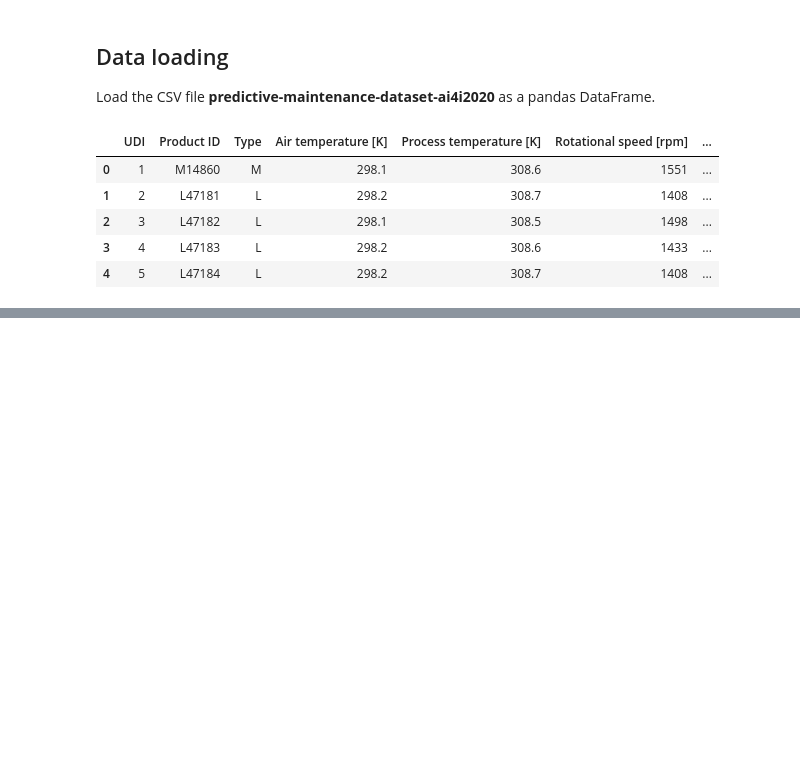
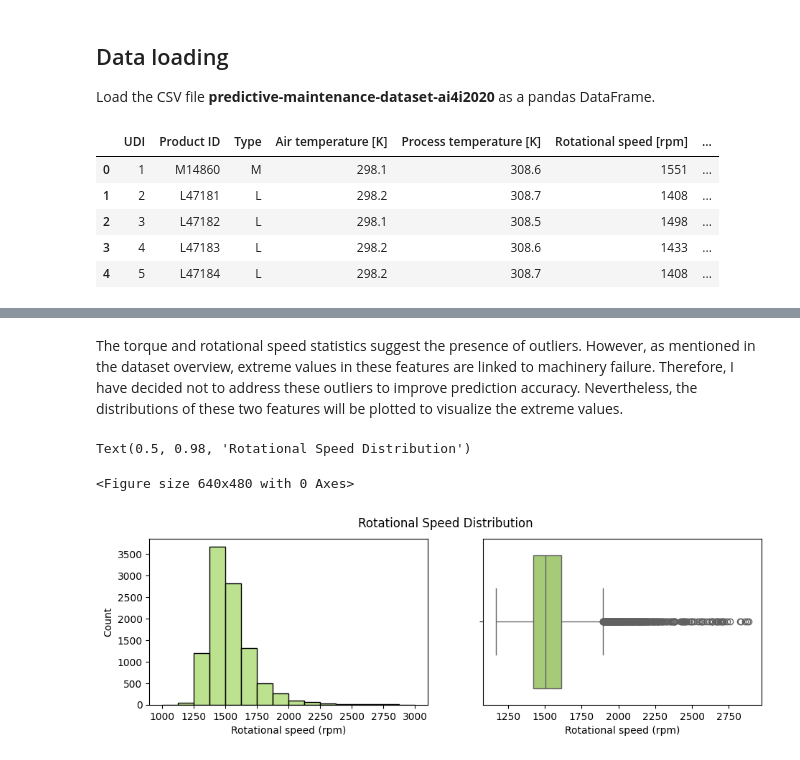
Before and after one commit to herrerovir/Predictive-maintenance-industrial-machinery, a Jupyter notebook: Predictive-maintenance-of-industrial-machinery.ipynb, the cells around one changed output, grey strips where cells are left out. Drawn from its saved outputs; the diff is of its cells as text; code cells hidden in the pictures; blank space fills up the shorter version.

```diff
--- a/Predictive-maintenance-of-industrial-machinery.ipynb
+++ b/Predictive-maintenance-of-industrial-machinery.ipynb
@@ -65,0 +93,2 @@ df.head()
+# %%
+df = df.drop(["UDI", "Product ID"], axis = 1)
@@ -65,0 +106,8 @@ df.head()
+# %%
+df = df.rename(columns = {"Type" : "Product_quality",
+                          "Air temperature [K]" : "Air_temperature_K",
+                          "Process temperature [K]" : "Process_temperature_K",
+                          "Rotational speed [rpm]" : "Rotational_speed_rpm",
+                          "Torque [Nm]" : "Torque_Nm",
+                          "Tool wear [min]" : "Tool_wear_min",
+                          "Machine failure" : "Machine_failure"})
@@ -65,0 +145,3 @@ df.head()
+# %%
+df["Rotational_speed_rpm"] = df["Rotational_speed_rpm"].astype("float64")
+df["Tool_wear_min"] = df["Tool_wear_min"].astype("float64")
@@ -65,0 +197,15 @@ df.head()
+# %% [markdown]
+The torque and rotational speed statistics suggest the presence of outliers. However, as mentioned in the dataset overview, extreme values in these features are linked to machinery failure. Therefore, I have decided not to address these outliers to improve prediction accuracy. Nevertheless, the distributions of these two features will be plotted to visualize the extreme values.
+# %%
+# Plot the rotational speed distribution using a histogram and boxplot
+rotational_speed_distribution = plt.figure()
+fig, ax = plt.subplots(1, 2, figsize = (11, 3))
+sns.histplot(df["Rotational_speed_rpm"], ax = ax[0], bins = 16, binrange = (1000, 3000), color = "#a6d96a")
+sns.boxplot(x = df["Rotational_speed_rpm"], ax = ax[1], color = "#a6d96a")
+ax[0].set_xlabel("Rotational speed (rpm)")
+ax[1].set_xlabel("Rotational speed (rpm)")
+plt.suptitle("Rotational Speed Distribution", size = 12)
+# %% [output]
+Text(0.5, 0.98, 'Rotational Speed Distribution')
+<Figure size 640x480 with 0 Axes>
+[figure, added]
```
Also changed, not shown: parts of 20 cells of this notebook.
